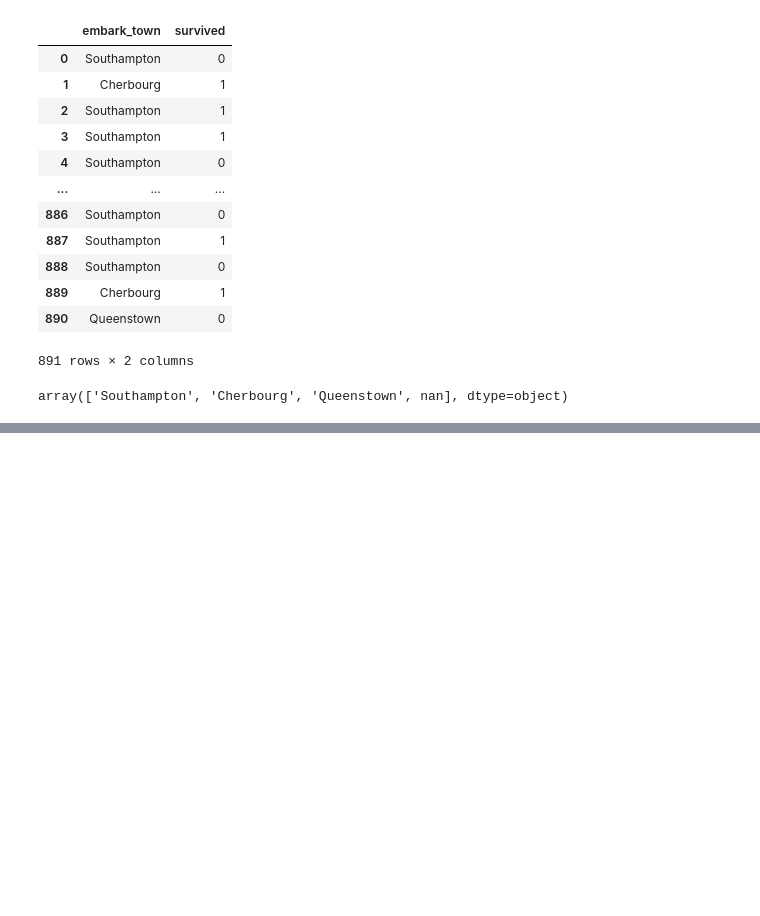
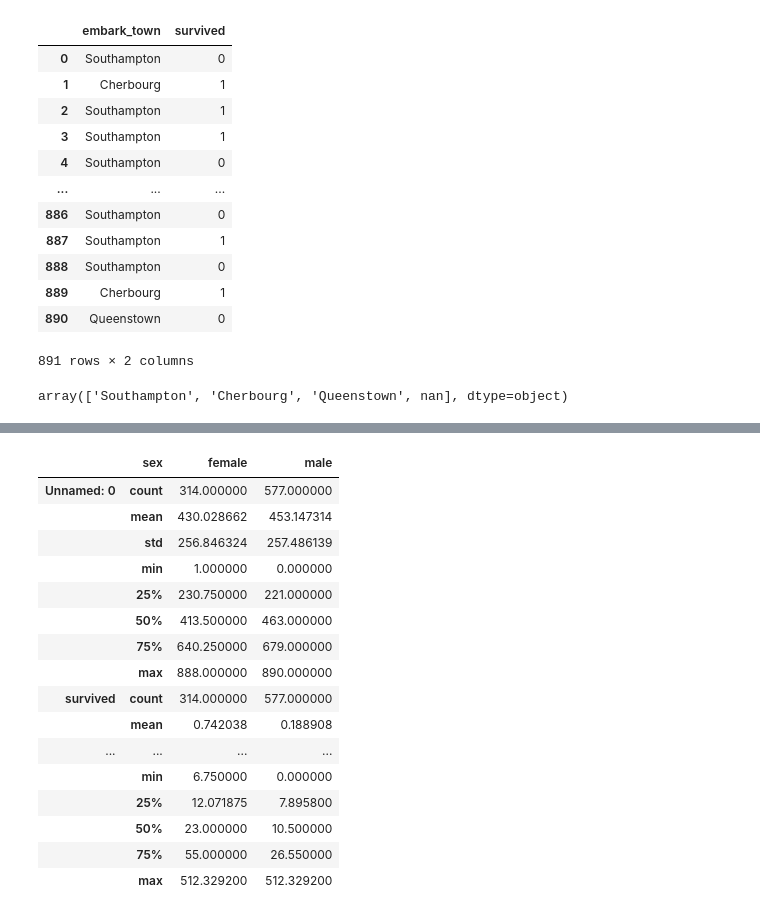
Before and after one commit to UzairHussain193/DataScience_with_Python, a Jupyter notebook: Chilla_2023/Pandas_D9/pandas_09.ipynb, the cells around one changed output, grey strips where cells are left out. Cells and saved outputs as stored; diff of their text form; code cells hidden in the pictures; blank space fills up the shorter version.

```diff
--- a/Chilla_2023/Pandas_D9/pandas_09.ipynb
+++ b/Chilla_2023/Pandas_D9/pandas_09.ipynb
@@ -196,0 +242,20 @@ NaN stands for "Not a Number". It is a special floating-point value that indicat
+# %%
+df.groupby(['sex']).describe().T
+# %% [output]
+|  | sex | female | male |
+| Unnamed: 0 | count | 314.000000 | 577.000000 |
+|  | mean | 430.028662 | 453.147314 |
+|  | std | 256.846324 | 257.486139 |
+|  | min | 1.000000 | 0.000000 |
+|  | 25% | 230.750000 | 221.000000 |
+|  | 50% | 413.500000 | 463.000000 |
+|  | 75% | 640.250000 | 679.000000 |
+|  | max | 888.000000 | 890.000000 |
+| survived | count | 314.000000 | 577.000000 |
+|  | mean | 0.742038 | 0.188908 |
+| ... | ... | ... | ... |
+|  | min | 6.750000 | 0.000000 |
+|  | 25% | 12.071875 | 7.895800 |
+|  | 50% | 23.000000 | 10.500000 |
+|  | 75% | 55.000000 | 26.550000 |
+|  | max | 512.329200 | 512.329200 |
```
Also changed, not shown: parts of 8 cells of this notebook.
